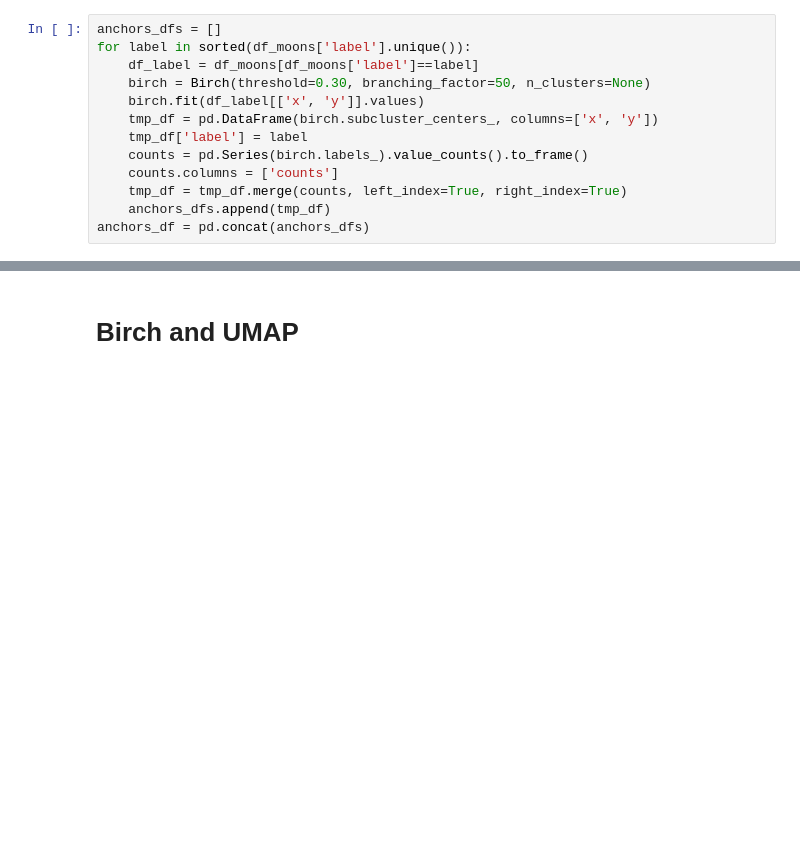
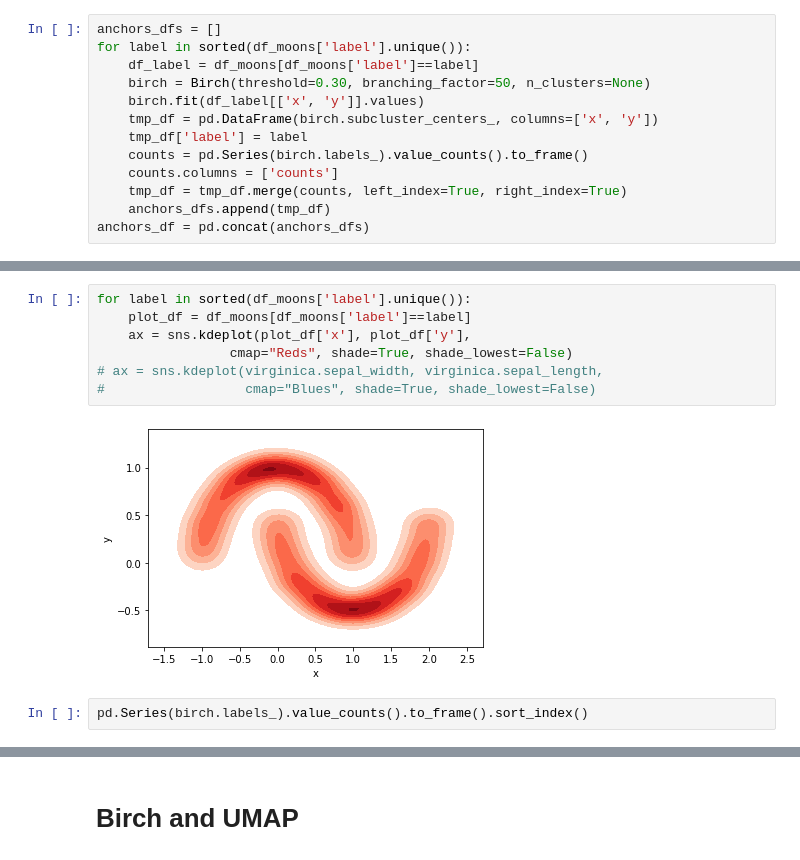
Before and after one commit to wuuusicong/ExplorationAndVisualizationOfHighDimClusters, a Jupyter notebook: src/BIRCH.ipynb, the cells around one changed output, grey strips where cells are left out. Saved outputs shown, nothing was run; the diff lists cells and outputs as text; blank space fills up the shorter version.

```diff
--- a/src/BIRCH.ipynb
+++ b/src/BIRCH.ipynb
@@ -41,3 +58,14 @@ g.legend(loc='center left', bbox_to_anchor=(1.05, 0.5), ncol=1)
+# %%
+for label in sorted(df_moons['label'].unique()):
+    plot_df = df_moons[df_moons['label']==label]
+    ax = sns.kdeplot(plot_df['x'], plot_df['y'],
+                 cmap="Reds", shade=True, shade_lowest=False)
+# ax = sns.kdeplot(virginica.sepal_width, virginica.sepal_length,
+#                  cmap="Blues", shade=True, shade_lowest=False)
+# %% [output]
+[figure, added]
+# %%
+pd.Series(birch.labels_).value_counts().to_frame().sort_index()
 # %%
 ds = DataSetFactory.get_dataset('hourglass')
 ds.feature_cols = ['X', 'Y']
```
Also changed, not shown: parts of 13 cells of this notebook, 4 other files.
